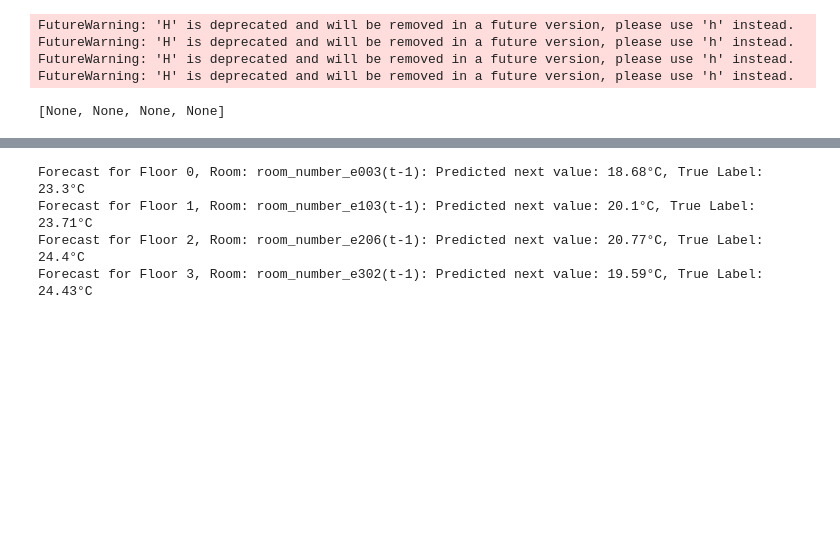
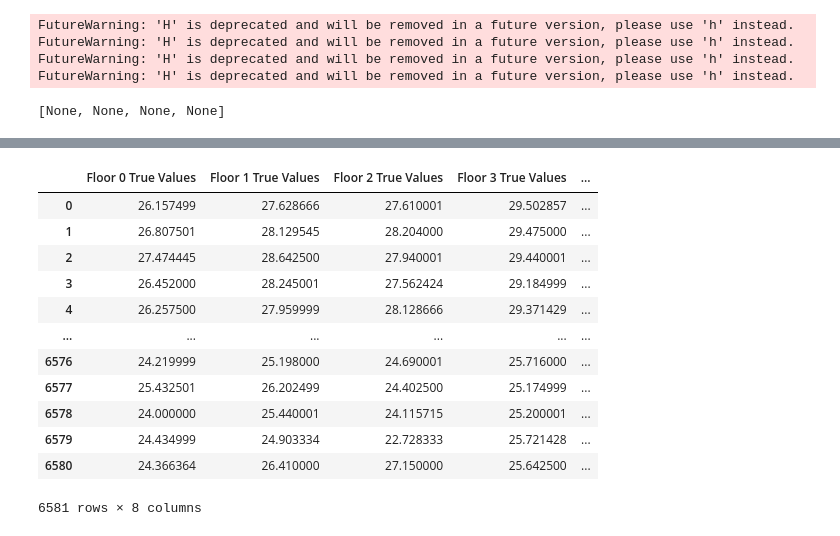
Before and after one commit to dezzay/IoT_Project, a Jupyter notebook: forecast.ipynb, the cells around one changed output, grey strips where cells are left out. Cells and saved outputs as stored; diff of their text form; code cells hidden in the pictures; blank space fills up the shorter version.

Commit message:
temperature forecast for each floor

```diff
--- a/forecast.ipynb
+++ b/forecast.ipynb
@@ -87,21 +104,8 @@ transformed_dataframes = [sliding_window_forecarst(df, "tmp", 1, 1) for df in da
 dfe0, dfe1, dfe2, dfe3 = transformed_dataframes
-# %%
-# input for trained model to predict next datapoint
-dfe_next_point0 = dfe0.iloc[[-1]]
-dfe_next_point1 = dfe1.iloc[[-1]]
-dfe_next_point2 = dfe2.iloc[[-1]]
-dfe_next_point3 = dfe3.iloc[[-1]]
-
-
-# exclude the last datapoint to for a valid model prediction of unseen data
-dfe0 = dfe0.iloc[:-1]
-dfe1 = dfe1.iloc[:-1]
-dfe2 = dfe2.iloc[:-1]
-dfe3 = dfe3.iloc[:-1]
 # %%
 def prepare_data(df):
-    input_data = df.drop(["tmp(t)"], axis=1).values
-    targets = df[["tmp(t)"]].values
+    input_data = df.drop(["tmp(t+1)"], axis=1).values
+    targets = df[["tmp(t+1)"]].values
     T = 1  # Number of timesteps to look while predicting
     D = input_data.shape[1]  # Dimensionality of the input
     N = len(input_data) - T
@@ -177,6 +183,8 @@ class LSTM(nn.Module):
 # %%
 
 def train(model, learning_rate, X_train, y_train, X_test, y_test, batch_size=64, epochs=100):
+
+
     criterion = torch.nn.MSELoss()
     optimizer = torch.optim.Adam(model.parameters(), lr=learning_rate)
 
@@ -216,9 +224,9 @@ def train(model, learning_rate, X_train, y_train, X_test, y_test, batch_size=64,
         model.eval()
         epoch_test_loss = 0.0
         with torch.no_grad():
-            for batch_X, batch_y in test_loader:
-                test_outputs = model(batch_X)
-                loss = criterion(test_outputs, batch_y)
+            for batch_X_test, batch_y_test in test_loader:
+                test_outputs = model(batch_X_test)
+                loss = criterion(test_outputs, batch_y_test)
                 epoch_test_loss += loss.item()
 
         # Compute average test loss for the epoch
@@ -229,6 +237,7 @@ def train(model, learning_rate, X_train, y_train, X_test, y_test, batch_size=64,
             print(f'Epoch [{epoch+1}/{epochs}], Train Loss: {train_loss:.4f}, Test Loss: {test_loss:.4f}')
 
     return train_losses, test_losses
+
 
 
 floor_dfs = [dfe0, dfe1, dfe2, dfe3]
@@ -294,15 +303,18 @@ Shape of input_data4: (53656, 31)
 # %%
+# Directory where the models are stored
+model_dir = "trained_models"
+
 model_details = [
-    {"path": "floor0_lstm_model.pth", "input_size": 29},
-    {"path": "floor1_lstm_model.pth", "input_size": 31},
-    {"path": "floor2_lstm_model.pth", "input_size": 29},
-    {"path": "floor3_lstm_model.pth", "input_size": 31},
+    {"path": "floor0_lstm_model.pth", "input_size": 58},
+    {"path": "floor1_lstm_model.pth", "input_size": 62},
+    {"path": "floor2_lstm_model.pth", "input_size": 58},
+    {"path": "floor3_lstm_model.pth", "input_size": 62},
 ]
 
 
 models = []
 for details in model_details:
-    path = details["path"]
+    path = os.path.join(model_dir, details["path"])  # Add directory to the path
     input_size = details["input_size"]
     hidden_size = 64
     num_layers = 1
@@ -314,7 +326,7 @@ for details in model_details:
     model.eval()
     models.append(model)
 
-model1, model2, model3, model4 = models[:4]
+model0, model1, model2, model3 = models[:4]
 # %%
 for i, df in enumerate(dataframes, start=0):
     # Load losses from the file
@@ -362,3 +429,19 @@ dfe_next_point_test3 = torch.from_numpy(dfe_next_point3.values.astype(np.float32
+# %%
+df_results
+# %% [output]
+|  | Floor 0 True Values | Floor 1 True Values | Floor 2 True Values | Floor 3 True Values | ... |
+| 0 | 26.157499 | 27.628666 | 27.610001 | 29.502857 | ... |
+| 1 | 26.807501 | 28.129545 | 28.204000 | 29.475000 | ... |
+| 2 | 27.474445 | 28.642500 | 27.940001 | 29.440001 | ... |
+| 3 | 26.452000 | 28.245001 | 27.562424 | 29.184999 | ... |
+| 4 | 26.257500 | 27.959999 | 28.128666 | 29.371429 | ... |
+| ... | ... | ... | ... | ... | ... |
+| 6576 | 24.219999 | 25.198000 | 24.690001 | 25.716000 | ... |
+| 6577 | 25.432501 | 26.202499 | 24.402500 | 25.174999 | ... |
+| 6578 | 24.000000 | 25.440001 | 24.115715 | 25.200001 | ... |
+| 6579 | 24.434999 | 24.903334 | 22.728333 | 25.721428 | ... |
+| 6580 | 24.366364 | 26.410000 | 27.150000 | 25.642500 | ... |
+6581 rows × 8 columns
 # %%
 
 dataframes = [dfe0, dfe1, dfe2, dfe3]
@@ -451,12 +491,0 @@ def predict_next_values(models, dataframes, label_names):
-# %%
-
-models = [model1, model2, model3, model4]
-dataframes = [dfe0, dfe1, dfe2, dfe3]
-label_names = ["tmp(t)"] * 4
-
-predictions = predict_next_values(models, dataframes, label_names)
-# %% [output]
-Forecast for Floor 0, Room: room_number_e003(t-1): Predicted next value: 18.68°C, True Label: 23.3°C
-Forecast for Floor 1, Room: room_number_e103(t-1): Predicted next value: 20.1°C, True Label: 23.71°C
-Forecast for Floor 2, Room: room_number_e206(t-1): Predicted next value: 20.77°C, True Label: 24.4°C
-Forecast for Floor 3, Room: room_number_e302(t-1): Predicted next value: 19.59°C, True Label: 24.43°C
```
Also changed, not shown: parts of 13 cells of this notebook.
